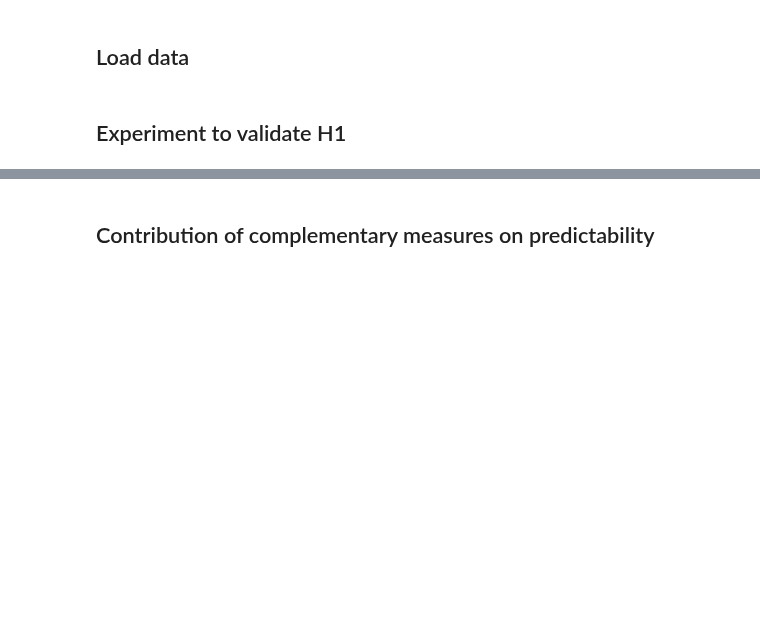
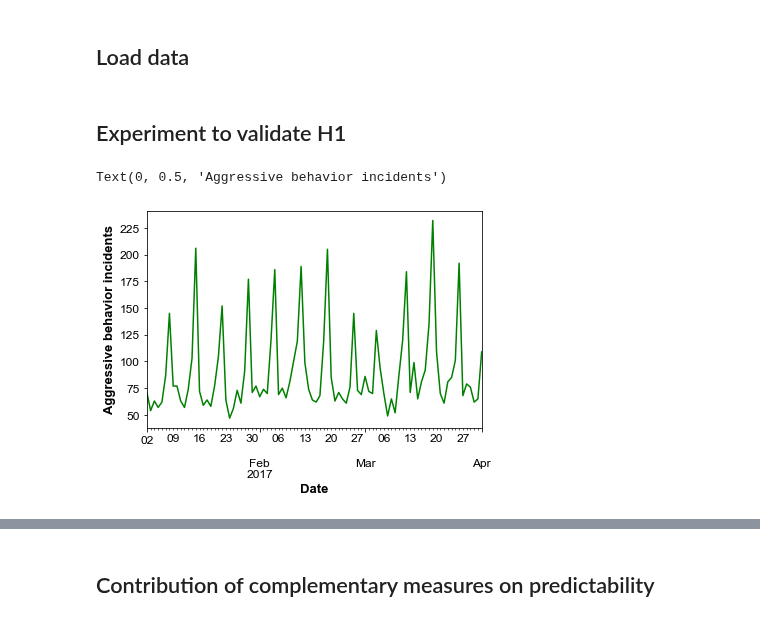
Before and after one commit to jrudascas/security_project, a Jupyter notebook: periodicity_experiments/experiment_08_predictability_localidad_remove_outliers.ipynb, the cells around one changed output, grey strips where cells are left out. Saved outputs shown, nothing was run; the diff lists cells and outputs as text; code cells hidden in the pictures; blank space fills up the shorter version.

Commit message:
update time series figures format

```diff
--- a/periodicity_experiments/experiment_08_predictability_localidad_remove_outliers.ipynb
+++ b/periodicity_experiments/experiment_08_predictability_localidad_remove_outliers.ipynb
@@ -289,3 +287,18 @@ c_bolivar.head(90).plot()
+# %%
+import matplotlib
+# Say, "the default sans-serif font is COMIC SANS"
+matplotlib.rcParams['font.sans-serif'] = "Arial"
+# Then, "ALWAYS use sans-serif fonts"
+matplotlib.rcParams['font.family'] = "sans-serif"
+matplotlib.rcParams['font.size'] = 12
+# %%
+#c_bolivar = c_bolivar.rename(columns={'total_eventos':'aggressive behavior incidents'})
+ax = c_bolivar.head(90).plot(legend=False, colormap='ocean')
+ax.set_xlabel("Date", fontsize=13, fontweight='bold')
+ax.set_ylabel("Aggressive behavior incidents", fontsize=13, fontweight='bold')
+# %% [output]
+Text(0, 0.5, 'Aggressive behavior incidents')
+[figure, added]
 # %%
 teusaquillo=df_by_date[df_by_date['LOCALIDAD']=='TEUSAQUILLO']
 teusaquillo = preprocess_df(teusaquillo)
```
Also changed, not shown: parts of 5 cells of this notebook.
